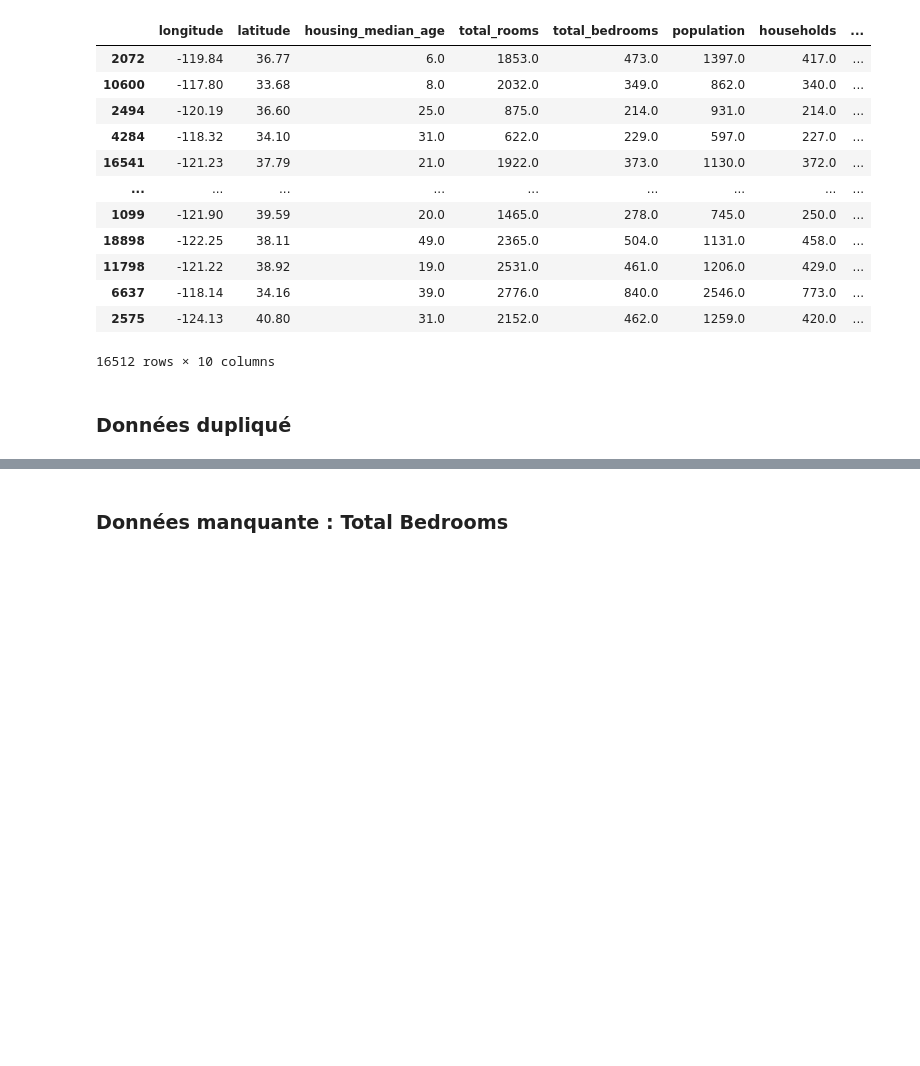
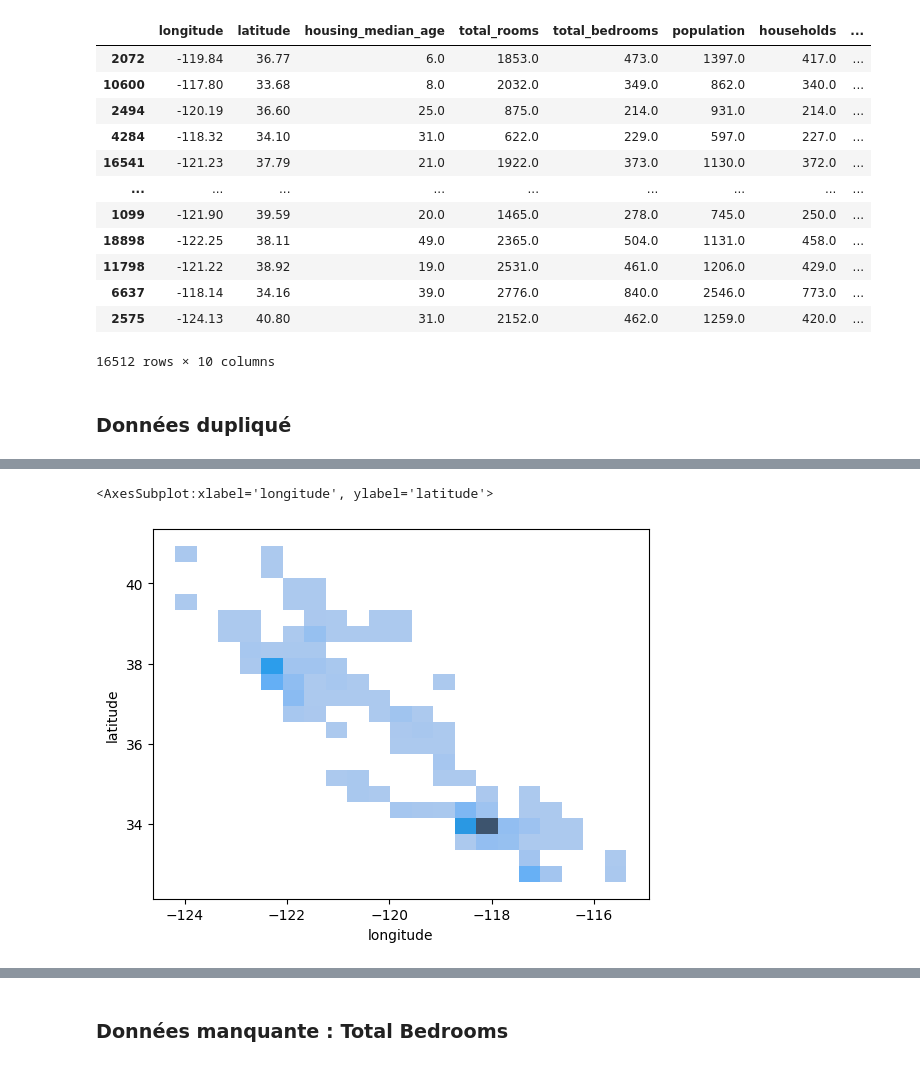
Before and after one commit to AliciaKairouani/Projet_immo, a Jupyter notebook: EDA.ipynb, the cells around one changed output, grey strips where cells are left out. Drawn from its saved outputs; the diff is of its cells as text; code cells hidden in the pictures; blank space fills up the shorter version.

```diff
--- a/EDA.ipynb
+++ b/EDA.ipynb
@@ -117 +131,6 @@ immo_df[immo_df.duplicated(subset=['longitude','latitude'])]
+# %%
+sns.histplot(x=duplicate["longitude"], y=duplicate['latitude'])
+# %% [output]
+<AxesSubplot:xlabel='longitude', ylabel='latitude'>
+[figure, added]
 # %%
```
Also changed, not shown: parts of 28 cells of this notebook.
